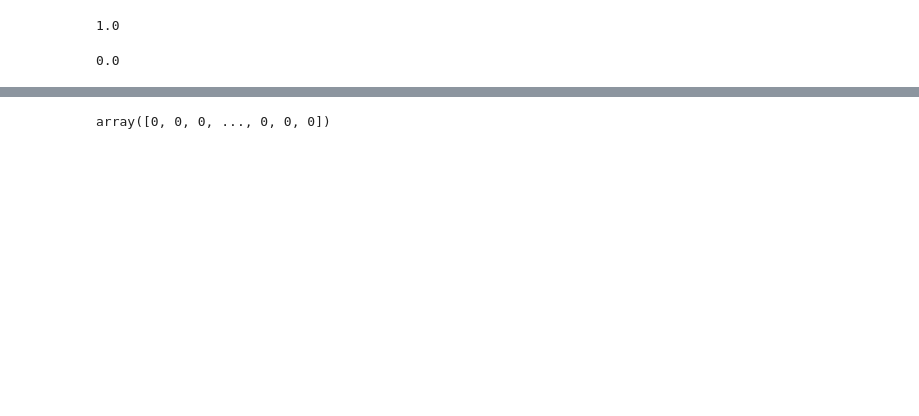
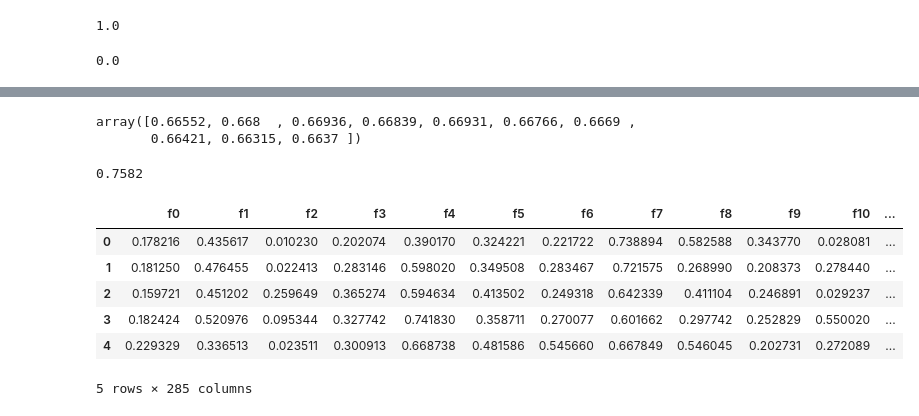
Before and after one commit to marpulli246/Data-Science, a Jupyter notebook: TabularPlaygroundSeries_Oct2021.ipynb, the cells around one changed output, grey strips where cells are left out. Cells and saved outputs as stored; diff of their text form; code cells hidden in the pictures; blank space fills up the shorter version.

```diff
--- a/TabularPlaygroundSeries_Oct2021.ipynb
+++ b/TabularPlaygroundSeries_Oct2021.ipynb
@@ -152 +221,10 @@ clf = MLPClassifier(random_state=1, max_iter=100).fit(x_train, y)
+# %%
+cross_val_score(clf, x_tr, y_tr, cv=10)
+# %% [output]
+array([0.66552, 0.668  , 0.66936, 0.66839, 0.66931, 0.66766, 0.6669 ,
+       0.66421, 0.66315, 0.6637 ])
+# %%
+clf.score(x_train, y_tr)
+# %% [output]
+0.7582
 # %%
@@ -154,7 +231,0 @@ df = pd.read_csv('/content/drive/MyDrive/test.csv.gz')
-# %%
-#Let's separate features and labels
-xt = df.iloc[:, :-1 ]
-yt = np.array(df.iloc[:,-1])
-yt
-# %% [output]
-array([0, 0, 0, ..., 0, 0, 0])
@@ -160,0 +234,12 @@ array([0, 0, 0, ..., 0, 0, 0])
+# %%
+#Let's remove index column
+xt = dfTe.iloc[:, 1:]
+xt.head()
+# %% [output]
+|  | f0 | f1 | f2 | f3 | f4 | f5 | f6 | f7 | f8 | f9 | f10 | ... |
+| 0 | 0.178216 | 0.435617 | 0.010230 | 0.202074 | 0.390170 | 0.324221 | 0.221722 | 0.738894 | 0.582588 | 0.343770 | 0.028081 | ... |
+| 1 | 0.181250 | 0.476455 | 0.022413 | 0.283146 | 0.598020 | 0.349508 | 0.283467 | 0.721575 | 0.268990 | 0.208373 | 0.278440 | ... |
+| 2 | 0.159721 | 0.451202 | 0.259649 | 0.365274 | 0.594634 | 0.413502 | 0.249318 | 0.642339 | 0.411104 | 0.246891 | 0.029237 | ... |
+| 3 | 0.182424 | 0.520976 | 0.095344 | 0.327742 | 0.741830 | 0.358711 | 0.270077 | 0.601662 | 0.297742 | 0.252829 | 0.550020 | ... |
+| 4 | 0.229329 | 0.336513 | 0.023511 | 0.300913 | 0.668738 | 0.481586 | 0.545660 | 0.667849 | 0.546045 | 0.202731 | 0.272089 | ... |
+5 rows × 285 columns
```
Also changed, not shown: parts of 44 cells of this notebook.
